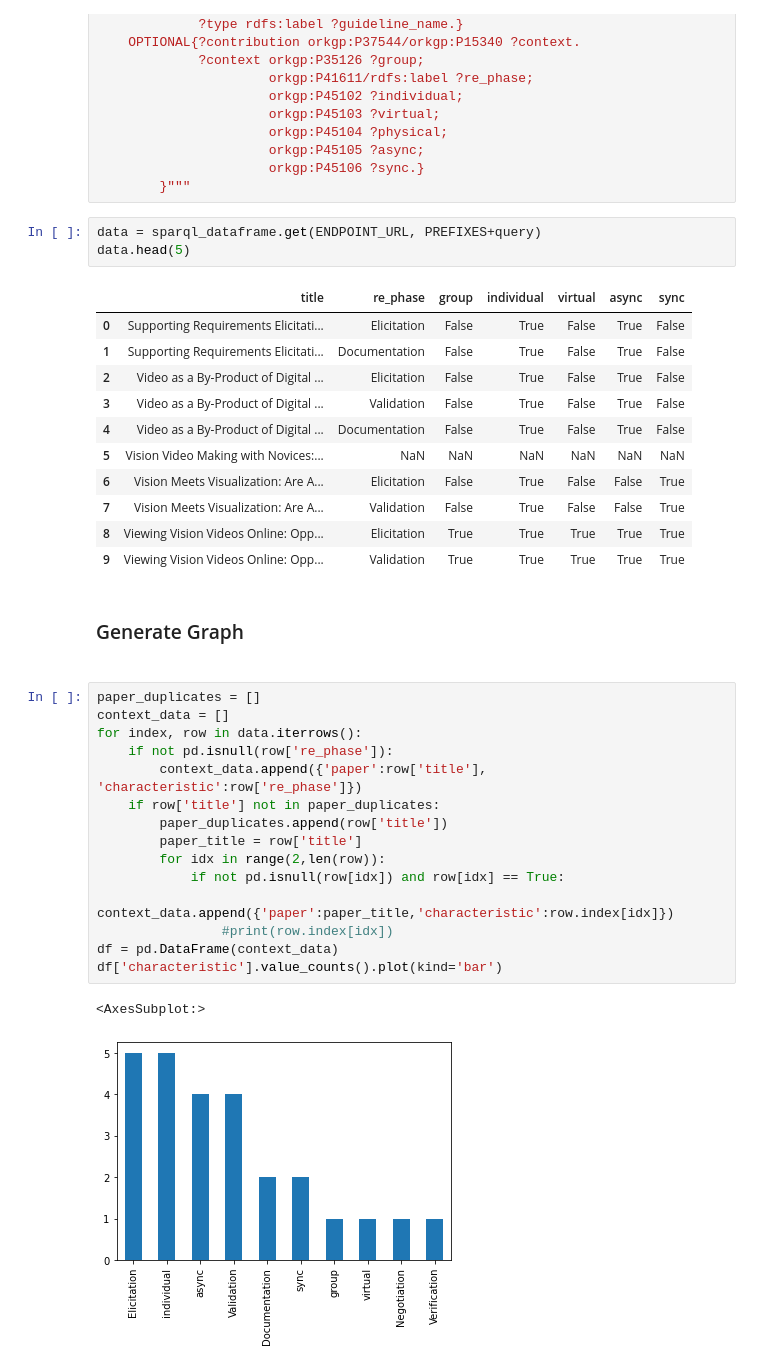
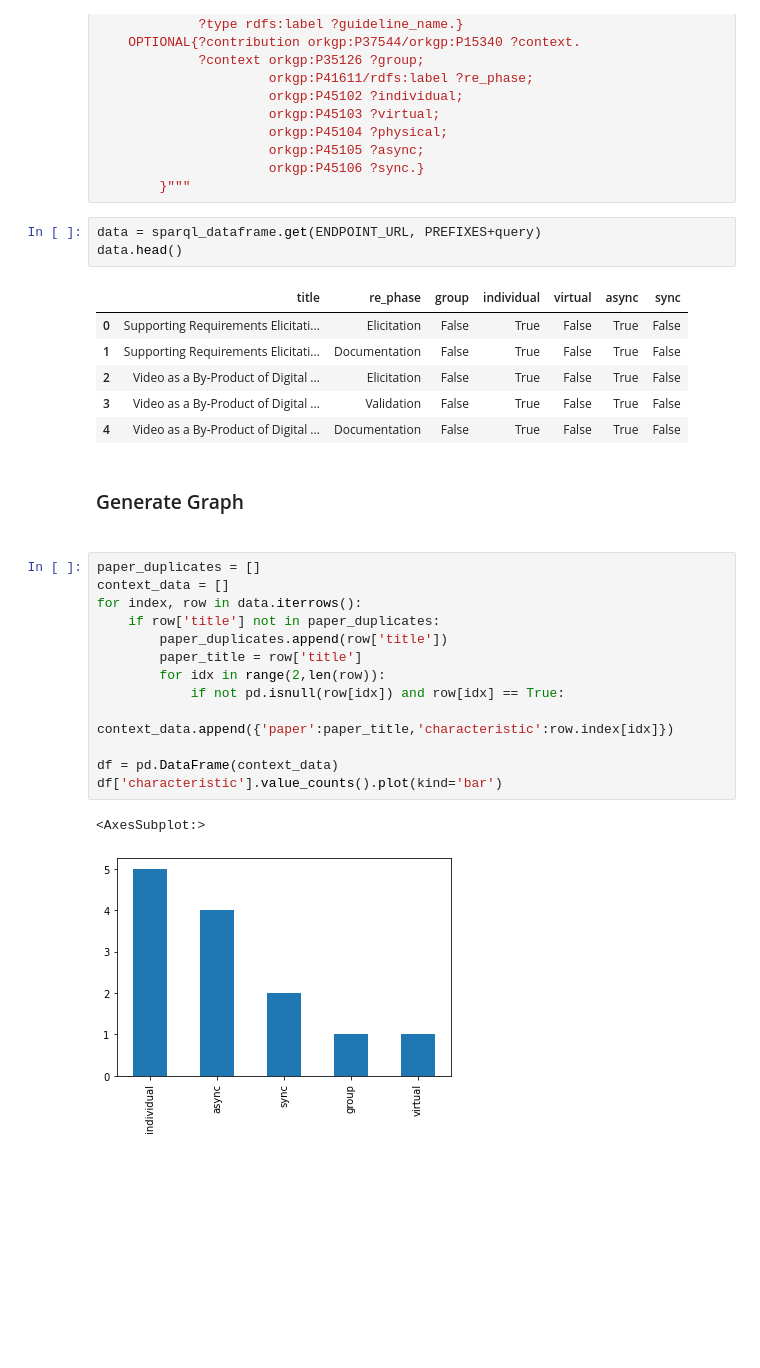
Before and after one commit to AlexHahnGF/bachelor, a Jupyter notebook: Untitled.ipynb, the cells around one changed output. Saved outputs shown, nothing was run; the diff lists cells and outputs as text; blank space fills up the shorter version.

```diff
--- a/Untitled.ipynb
+++ b/Untitled.ipynb
@@ -83,7 +83,7 @@ SELECT ?title, ?re_phase, ?group, ?individual, ?virtual, ?async, ?sync
         }"""
 # %%
 data = sparql_dataframe.get(ENDPOINT_URL, PREFIXES+query)
-data.head(5)
+data.head()
 # %% [output]
 |  | title | re_phase | group | individual | virtual | async | sync |
 | 0 | Supporting Requirements Elicitati... | Elicitation | False | True | False | True | False |
@@ -91,28 +91,21 @@ data.head(5)
 | 2 | Video as a By-Product of Digital ... | Elicitation | False | True | False | True | False |
 | 3 | Video as a By-Product of Digital ... | Validation | False | True | False | True | False |
 | 4 | Video as a By-Product of Digital ... | Documentation | False | True | False | True | False |
-| 5 | Vision Video Making with Novices:... | NaN | NaN | NaN | NaN | NaN | NaN |
-| 6 | Vision Meets Visualization: Are A... | Elicitation | False | True | False | False | True |
-| 7 | Vision Meets Visualization: Are A... | Validation | False | True | False | False | True |
-| 8 | Viewing Vision Videos Online: Opp... | Elicitation | True | True | True | True | True |
-| 9 | Viewing Vision Videos Online: Opp... | Validation | True | True | True | True | True |
 # %% [markdown]
 <h3> Generate Graph <h3>
 # %%
 paper_duplicates = []
 context_data = []
 for index, row in data.iterrows():
-    if not pd.isnull(row['re_phase']):
-        context_data.append({'paper':row['title'], 'characteristic':row['re_phase']})
     if row['title'] not in paper_duplicates:
         paper_duplicates.append(row['title'])
         paper_title = row['title']
         for idx in range(2,len(row)):
             if not pd.isnull(row[idx]) and row[idx] == True:
                 context_data.append({'paper':paper_title,'characteristic':row.index[idx]})
-                #print(row.index[idx])
+
 df = pd.DataFrame(context_data)
 df['characteristic'].value_counts().plot(kind='bar')
 # %% [output]
 <AxesSubplot:>
-[figure, old version]
+[figure, new version]
```
Also changed, not shown: parts of 3 cells of this notebook.
